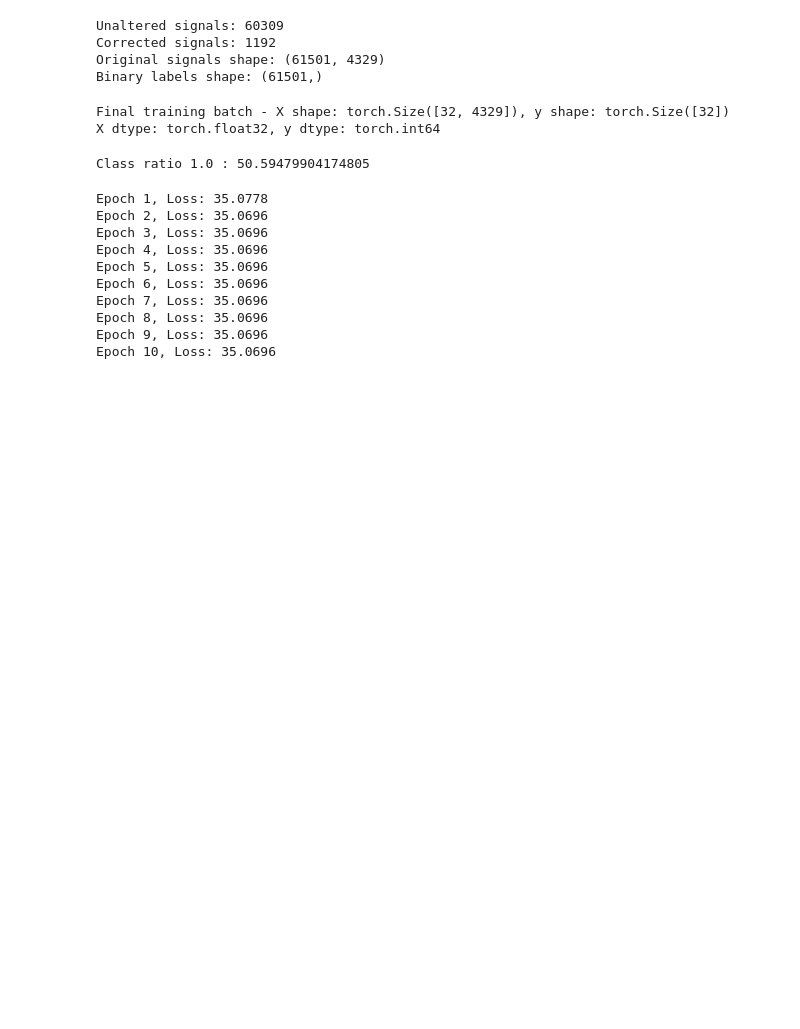
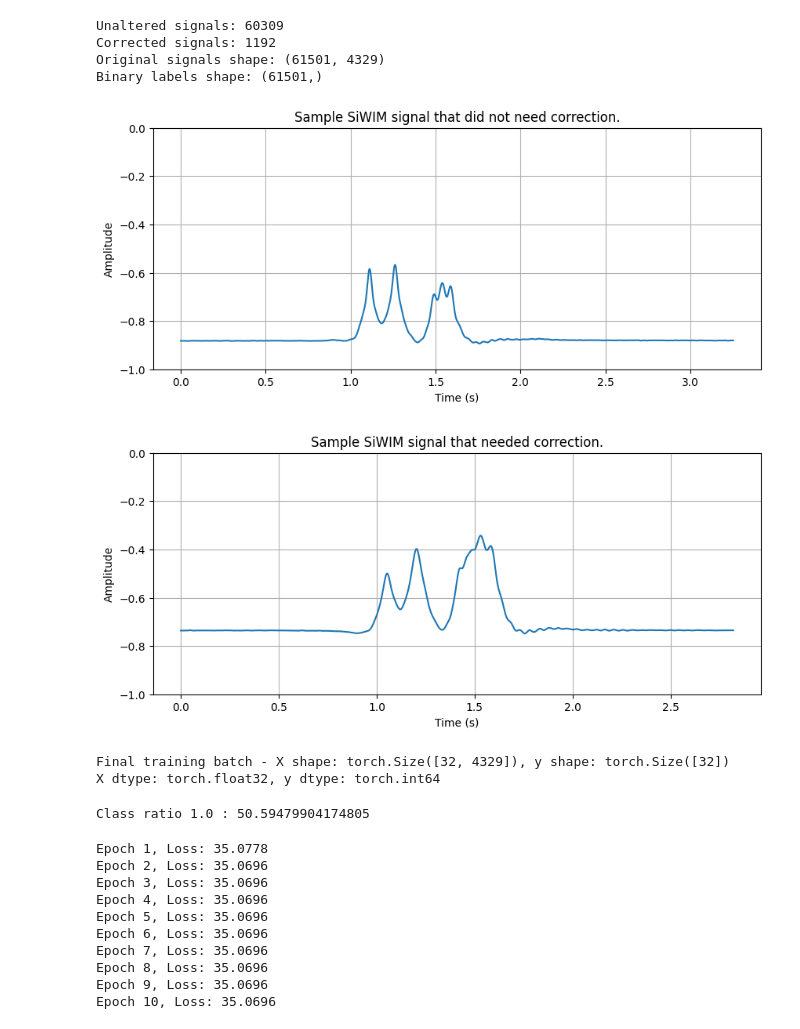
Before and after one commit to MartinKonecnik/magistrska, a Jupyter notebook: main.ipynb, the cells around one changed output. Drawn from its saved outputs; the diff is of its cells as text; code cells hidden in the pictures; blank space fills up the shorter version.

Commit message:
Add sample signals

```diff
--- a/main.ipynb
+++ b/main.ipynb
@@ -48,5 +48,26 @@ Corrected signals: 1192
 Original signals shape: (61501, 4329)
 Binary labels shape: (61501,)
 # %%
-# Split into training and validation sets
-X_train, X_val, y_train, y_val = train_test_split(signals, binary_labels, test_size=0.2, stratify=binary_labels)  # Stratify makes sure the random split preserves ratio of classes.
+# Sample signal
+import matplotlib.pyplot as plt
+
+plt.figure(figsize=(10, 4))
+plt.plot(np.arange(len(signals_unaltered[0])) / 512, signals_unaltered[0], label='0')
+plt.title('Sample SiWIM signal that did not need correction.')
+plt.xlabel('Time (s)')
+plt.ylabel('Amplitude')
+plt.ylim(-1, 0)
+plt.grid(True)
+plt.show()
+
+plt.figure(figsize=(10, 4))
+plt.plot(np.arange(len(signals_corrected[2])) / 512, signals_corrected[2], label='0')
+plt.title('Sample SiWIM signal that needed correction.')
+plt.xlabel('Time (s)')
+plt.ylabel('Amplitude')
+plt.ylim(-1, 0)
+plt.grid(True)
+plt.show()
+# %% [output]
+[figure, added]
+[figure, added]
```
Also changed, not shown: parts of 1 cell of this notebook, 1 other file.
